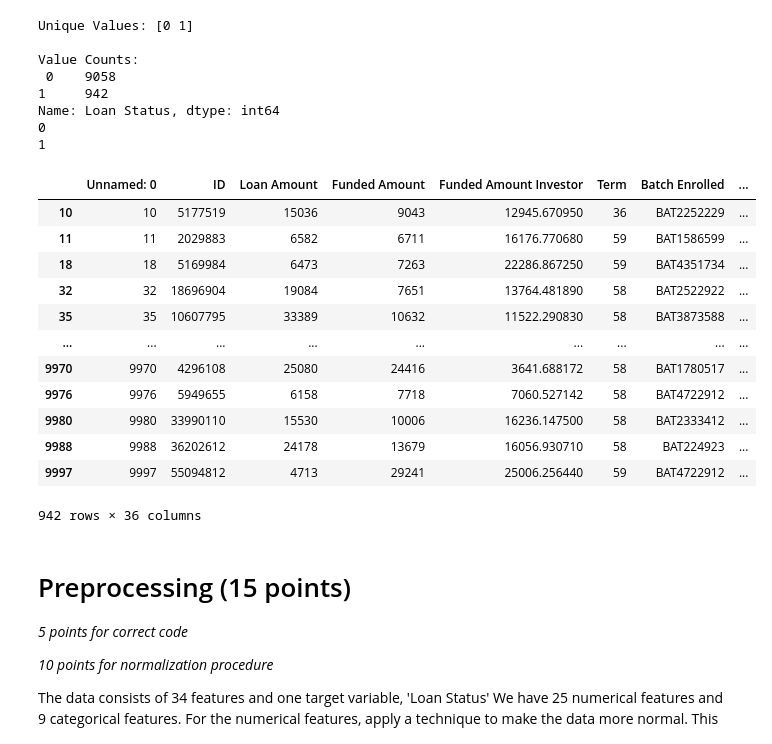
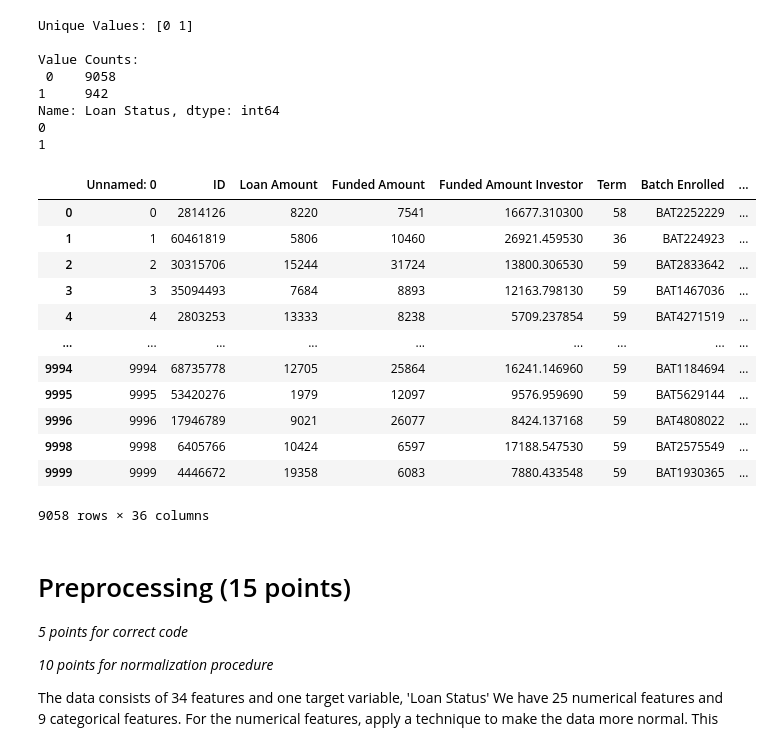
Before and after one commit to Imani-C/Machine_learning_Assignment1, a Jupyter notebook: ML4F_2023_Assignment_1.ipynb, the cells around one changed output. Cells and saved outputs as stored; diff of their text form; code cells hidden in the pictures.

```diff
--- a/ML4F_2023_Assignment_1.ipynb
+++ b/ML4F_2023_Assignment_1.ipynb
@@ -767,22 +777,22 @@ Name: Loan Status, dtype: int64
 0
 1
 # %%
-loan_status = data[data["Loan Status"] == 1]
+loan_status = data[data["Loan Status"] == 0]
 loan_status
 # %% [output]
 |  | Unnamed: 0 | ID | Loan Amount | Funded Amount | Funded Amount Investor | Term | Batch Enrolled | ... |
-| 10 | 10 | 5177519 | 15036 | 9043 | 12945.670950 | 36 | BAT2252229 | ... |
-| 11 | 11 | 2029883 | 6582 | 6711 | 16176.770680 | 59 | BAT1586599 | ... |
-| 18 | 18 | 5169984 | 6473 | 7263 | 22286.867250 | 59 | BAT4351734 | ... |
-| 32 | 32 | 18696904 | 19084 | 7651 | 13764.481890 | 58 | BAT2522922 | ... |
-| 35 | 35 | 10607795 | 33389 | 10632 | 11522.290830 | 58 | BAT3873588 | ... |
+| 0 | 0 | 2814126 | 8220 | 7541 | 16677.310300 | 58 | BAT2252229 | ... |
+| 1 | 1 | 60461819 | 5806 | 10460 | 26921.459530 | 36 | BAT224923 | ... |
+| 2 | 2 | 30315706 | 15244 | 31724 | 13800.306530 | 59 | BAT2833642 | ... |
+| 3 | 3 | 35094493 | 7684 | 8893 | 12163.798130 | 59 | BAT1467036 | ... |
+| 4 | 4 | 2803253 | 13333 | 8238 | 5709.237854 | 59 | BAT4271519 | ... |
 | ... | ... | ... | ... | ... | ... | ... | ... | ... |
-| 9970 | 9970 | 4296108 | 25080 | 24416 | 3641.688172 | 58 | BAT1780517 | ... |
-| 9976 | 9976 | 5949655 | 6158 | 7718 | 7060.527142 | 58 | BAT4722912 | ... |
-| 9980 | 9980 | 33990110 | 15530 | 10006 | 16236.147500 | 58 | BAT2333412 | ... |
-| 9988 | 9988 | 36202612 | 24178 | 13679 | 16056.930710 | 58 | BAT224923 | ... |
-| 9997 | 9997 | 55094812 | 4713 | 29241 | 25006.256440 | 59 | BAT4722912 | ... |
+| 9994 | 9994 | 68735778 | 12705 | 25864 | 16241.146960 | 59 | BAT1184694 | ... |
+| 9995 | 9995 | 53420276 | 1979 | 12097 | 9576.959690 | 59 | BAT5629144 | ... |
+| 9996 | 9996 | 17946789 | 9021 | 26077 | 8424.137168 | 59 | BAT4808022 | ... |
+| 9998 | 9998 | 6405766 | 10424 | 6597 | 17188.547530 | 59 | BAT2575549 | ... |
+| 9999 | 9999 | 4446672 | 19358 | 6083 | 7880.433548 | 59 | BAT1930365 | ... |
-942 rows × 36 columns
+9058 rows × 36 columns
 # %% [markdown]
 # Preprocessing (15 points)
 *5 points for correct code*
```
Also changed, not shown: parts of 5 cells of this notebook.
